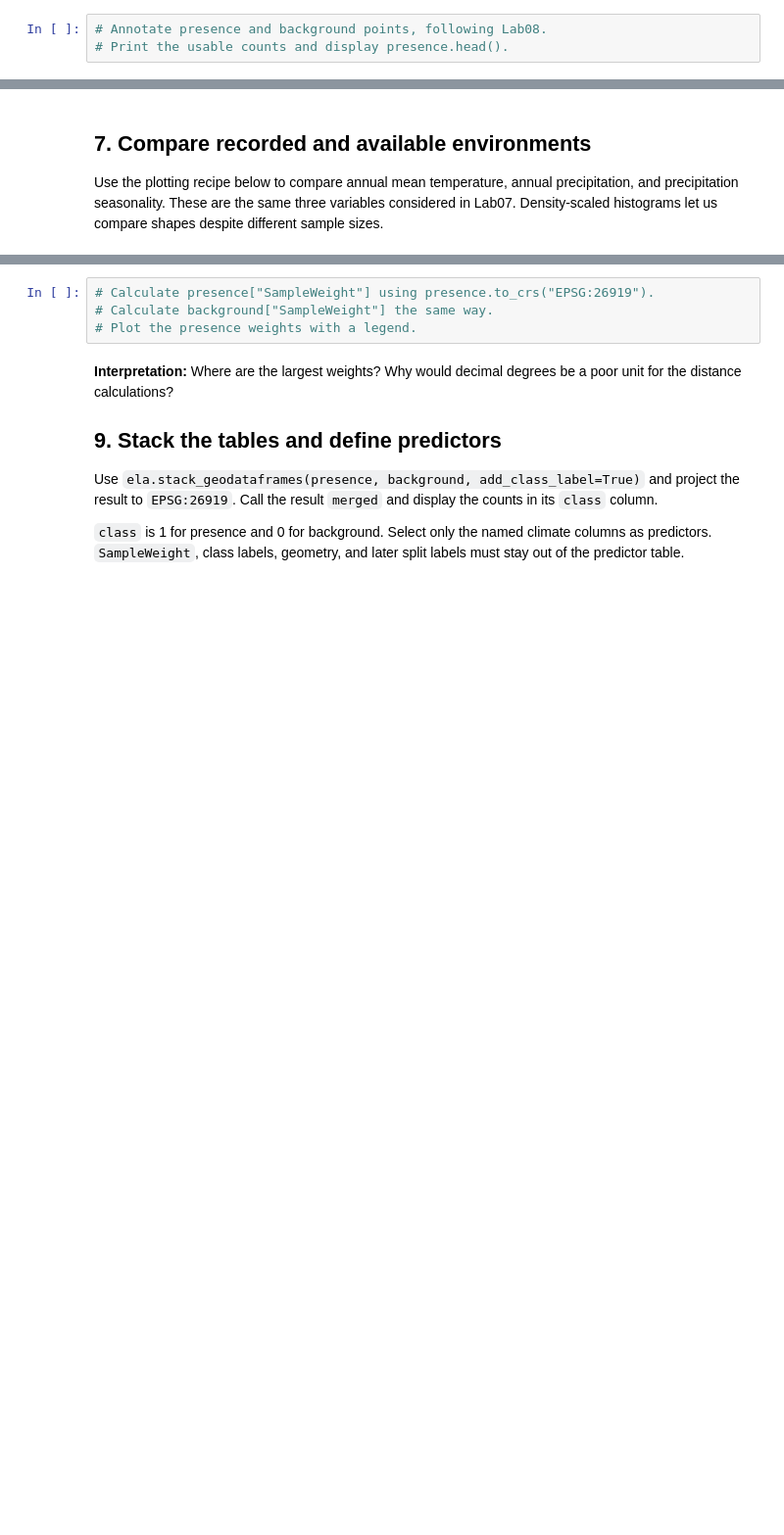
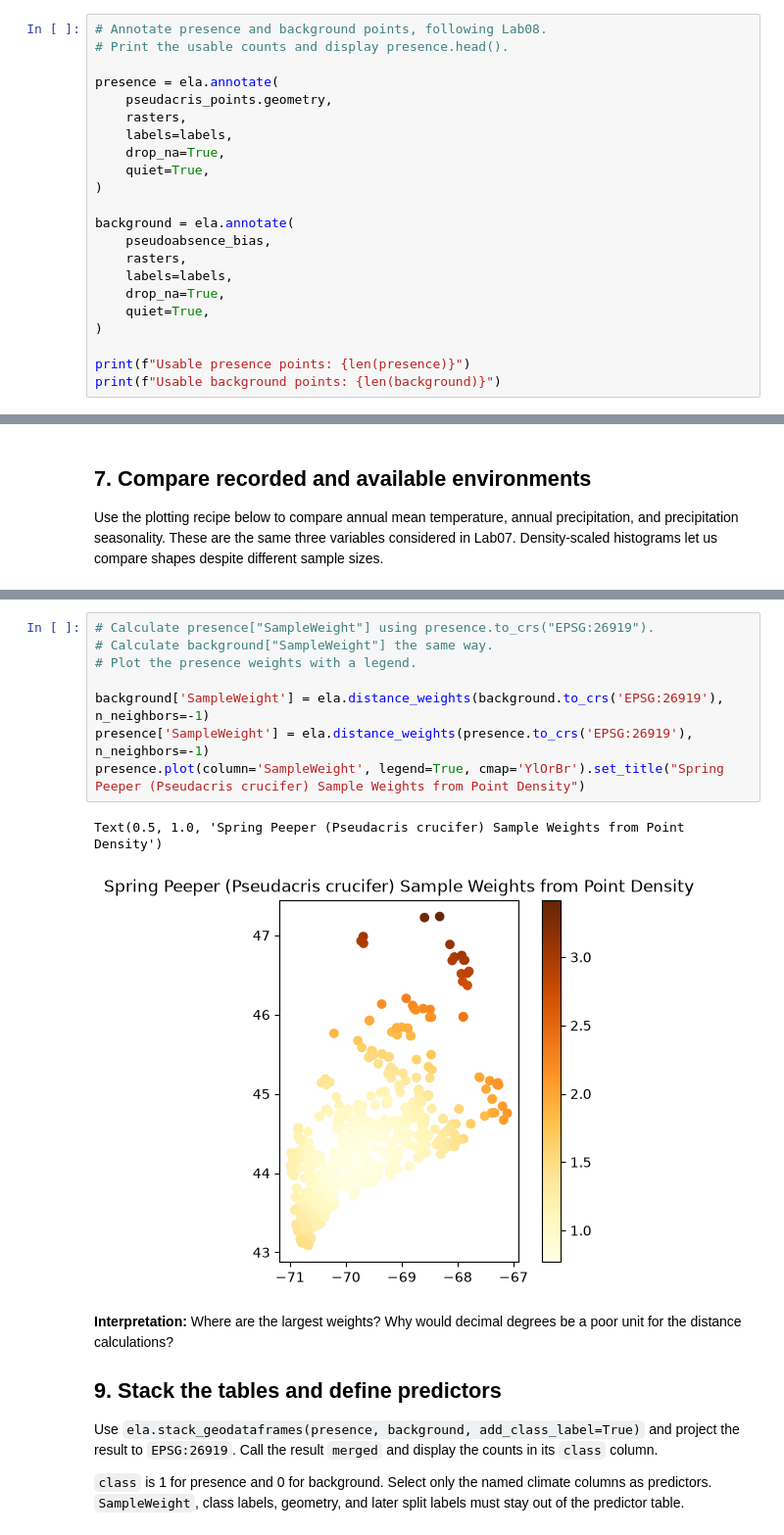
Before and after one commit to meganklutts/BIO597-SpatialBiodiversity, a Jupyter notebook: docs/assignments/Assignment-08-SDM-Software.ipynb, the cells around one changed output, grey strips where cells are left out. Shown at 98% size. Saved outputs shown, nothing was run; the diff lists cells and outputs as text; blank space fills up the shorter version.

```diff
--- a/docs/assignments/Assignment-08-SDM-Software.ipynb
+++ b/docs/assignments/Assignment-08-SDM-Software.ipynb
@@ -108,3 +203,22 @@ Annotation means extracting raster values at point locations. `drop_na=True` rem
 # %%
 # Annotate presence and background points, following Lab08.
 # Print the usable counts and display presence.head().
+
+presence = ela.annotate(
+    pseudacris_points.geometry,
+    rasters,
+    labels=labels,
+    drop_na=True,
+    quiet=True,
+)
+
+background = ela.annotate(
+    pseudoabsence_bias,
+    rasters,
+    labels=labels,
+    drop_na=True,
+    quiet=True,
+)
+
+print(f"Usable presence points: {len(presence)}")
+print(f"Usable background points: {len(background)}")
@@ -136,7 +255,14 @@ The weights give relatively isolated observations more influence than observatio
 # %%
 # Calculate presence["SampleWeight"] using presence.to_crs("EPSG:26919").
 # Calculate background["SampleWeight"] the same way.
 # Plot the presence weights with a legend.
+
+background['SampleWeight'] = ela.distance_weights(background.to_crs('EPSG:26919'), n_neighbors=-1)
+presence['SampleWeight'] = ela.distance_weights(presence.to_crs('EPSG:26919'), n_neighbors=-1)
+presence.plot(column='SampleWeight', legend=True, cmap='YlOrBr').set_title("Spring Peeper (Pseudacris crucifer) Sample Weights from Point Density")
+# %% [output]
+Text(0.5, 1.0, 'Spring Peeper (Pseudacris crucifer) Sample Weights from Point Density')
+[figure, added]
 # %% [markdown]
 **Interpretation:** Where are the largest weights? Why would decimal degrees be a poor unit for the distance calculations?
 
```
Also changed, not shown: parts of 24 cells of this notebook, 2 other files.
